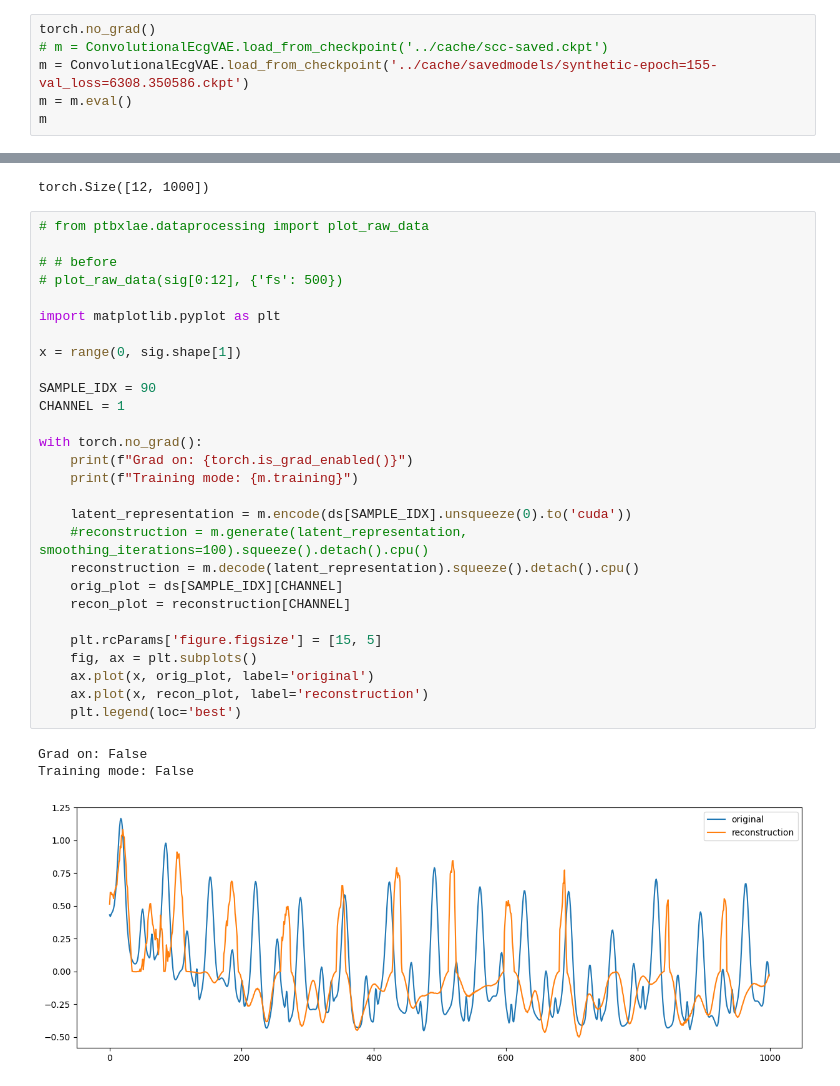
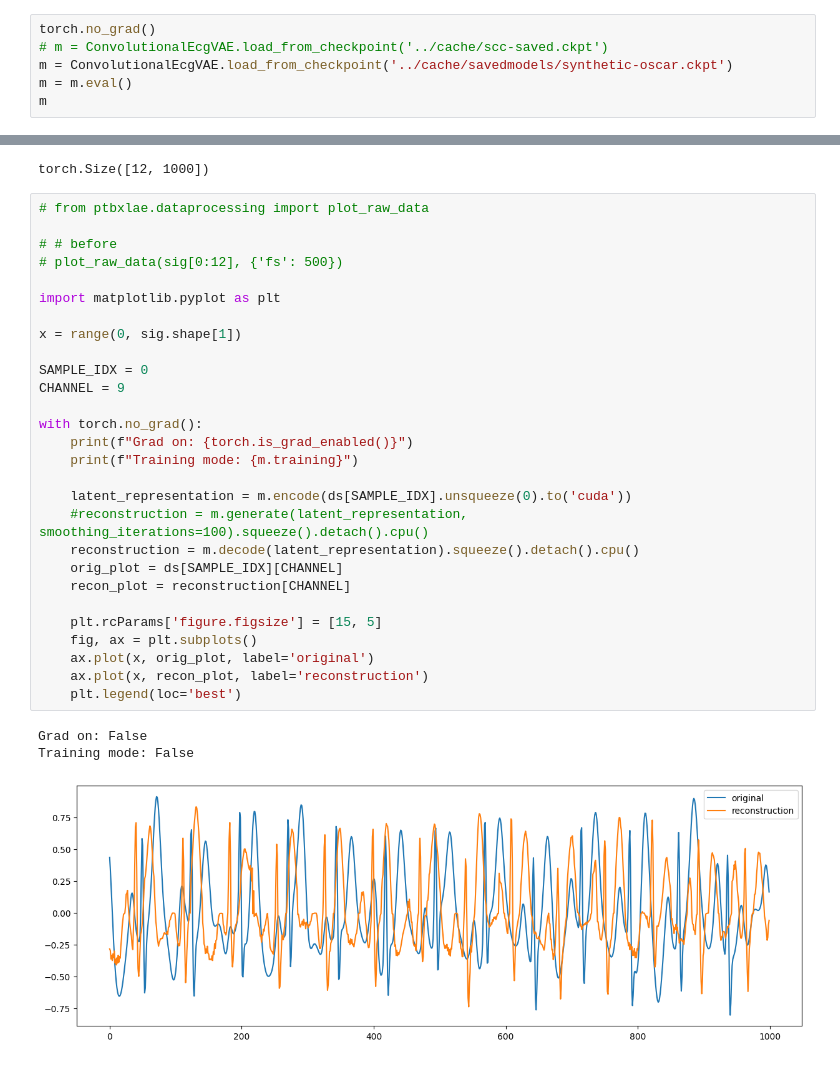
Before and after one commit to isears/ptbxlae, a Jupyter notebook: notebooks/generative_sandbox.ipynb, the cells around one changed output, grey strips where cells are left out. Saved outputs shown, nothing was run; the diff lists cells and outputs as text.

Commit message:
Test newest version of synthetic model

```diff
--- a/notebooks/generative_sandbox.ipynb
+++ b/notebooks/generative_sandbox.ipynb
@@ -4,7 +6,7 @@ from ptbxlae.modeling.convolutionalVAE import ConvolutionalEcgVAE
 # %%
 torch.no_grad()
 # m = ConvolutionalEcgVAE.load_from_checkpoint('../cache/scc-saved.ckpt')
-m = ConvolutionalEcgVAE.load_from_checkpoint('../cache/savedmodels/synthetic-epoch=155-val_loss=6308.350586.ckpt')
+m = ConvolutionalEcgVAE.load_from_checkpoint('../cache/savedmodels/synthetic-oscar.ckpt')
 m = m.eval()
 m
 # %% [output]
@@ -40,32 +42,32 @@ torch.Size([12, 1000])
 # %%
 # from ptbxlae.dataprocessing import plot_raw_data
 
 # # before
 # plot_raw_data(sig[0:12], {'fs': 500})
 
 import matplotlib.pyplot as plt
 
 x = range(0, sig.shape[1])
 
-SAMPLE_IDX = 90
-CHANNEL = 1
+SAMPLE_IDX = 0
+CHANNEL = 9
 
 with torch.no_grad():
     print(f"Grad on: {torch.is_grad_enabled()}")
     print(f"Training mode: {m.training}")
 
     latent_representation = m.encode(ds[SAMPLE_IDX].unsqueeze(0).to('cuda'))
     #reconstruction = m.generate(latent_representation, smoothing_iterations=100).squeeze().detach().cpu()
     reconstruction = m.decode(latent_representation).squeeze().detach().cpu()
     orig_plot = ds[SAMPLE_IDX][CHANNEL]
     recon_plot = reconstruction[CHANNEL]
 
     plt.rcParams['figure.figsize'] = [15, 5]
     fig, ax = plt.subplots()
     ax.plot(x, orig_plot, label='original')
     ax.plot(x, recon_plot, label='reconstruction')
     plt.legend(loc='best')
 # %% [output]
 Grad on: False
 Training mode: False
-[figure, old version]
+[figure, new version]
```
Also changed, not shown: parts of 1 cell of this notebook, 1 other file.
